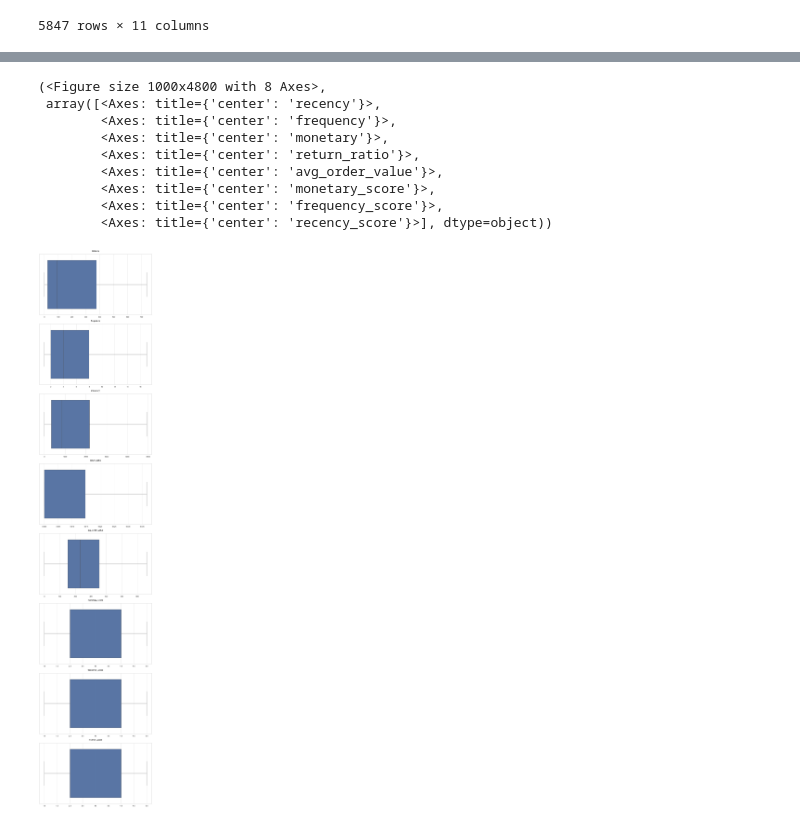
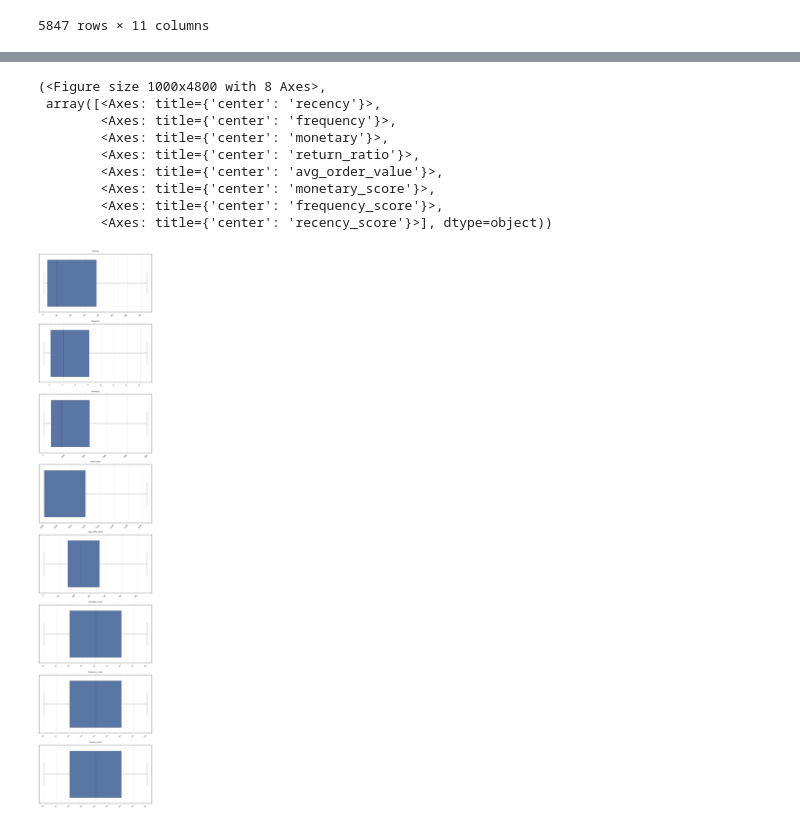
Before and after one commit to zxc0dev/customer-rfm-segmentation-dashboard, a Jupyter notebook: notebooks/03_post_feature_eda.ipynb, the cells around one changed output, grey strips where cells are left out. Drawn from its saved outputs; the diff is of its cells as text; code cells hidden in the pictures.

```diff
--- a/notebooks/03_post_feature_eda.ipynb
+++ b/notebooks/03_post_feature_eda.ipynb
@@ -18,7 +18,6 @@ BG = "#FDFDFD"
 TEXT_COLOR = "#2B2D42"
 GRID_COLOR = "#E2E8F0"
 
-CYAN = "#00FFFF"
 PINK = "#FF1493"
 GREEN = "#00FF41"
 PURPLE = "#D100D1"
@@ -48,7 +47,6 @@ plt.rcParams.update({
 
     # Titles & labels
     "axes.titlesize": 18,
-    "axes.titleweight": "bold",
     "axes.titlepad": 16,
     "axes.labelsize": 13,
     "axes.labelpad": 10,
@@ -161,15 +159,15 @@ plots(data=df, features=features, kind='hist', kde=True, showfliers=False, cols=
 # %%
 features = ['recency', 'frequency', 'monetary', 'return_ratio', 'avg_order_value', 'monetary_score', 'frequency_score', 'recency_score']
-plots(data=df, features=features, kind='box', kde=True, showfliers=False, cols=1, figsize_per_row=(10, 6))
+plots(data=df, features=features, kind='box', showfliers=False, cols=1, figsize_per_row=(10, 6))
 # %% [output]
 (<Figure size 1000x4800 with 8 Axes>,
  array([<Axes: title={'center': 'recency'}>,
         <Axes: title={'center': 'frequency'}>,
         <Axes: title={'center': 'monetary'}>,
         <Axes: title={'center': 'return_ratio'}>,
         <Axes: title={'center': 'avg_order_value'}>,
         <Axes: title={'center': 'monetary_score'}>,
         <Axes: title={'center': 'frequency_score'}>,
         <Axes: title={'center': 'recency_score'}>], dtype=object))
-[figure, old version]
+[figure, new version]
 # %%
```
Also changed, not shown: parts of 4 cells of this notebook, 1 other file.
